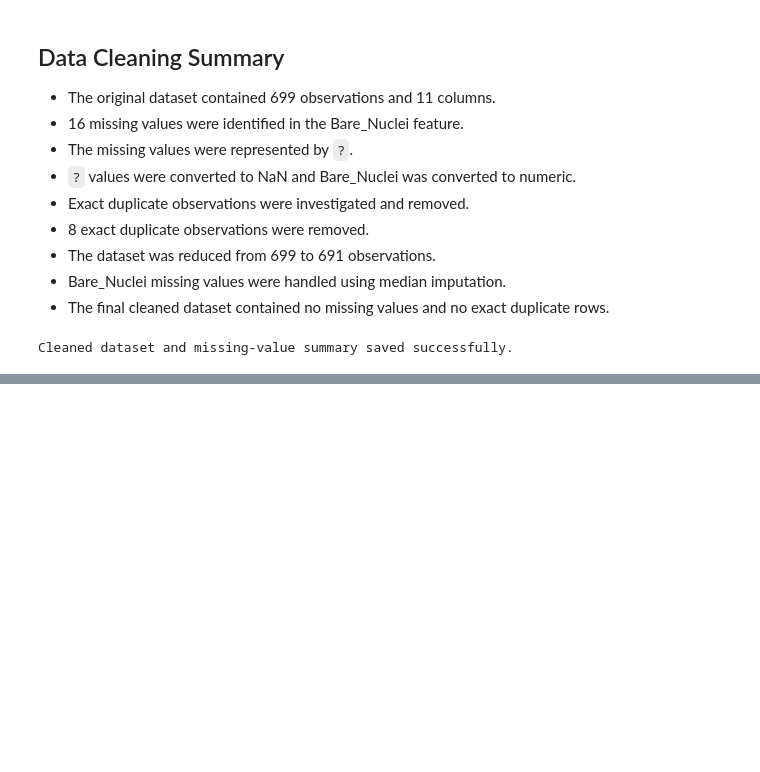
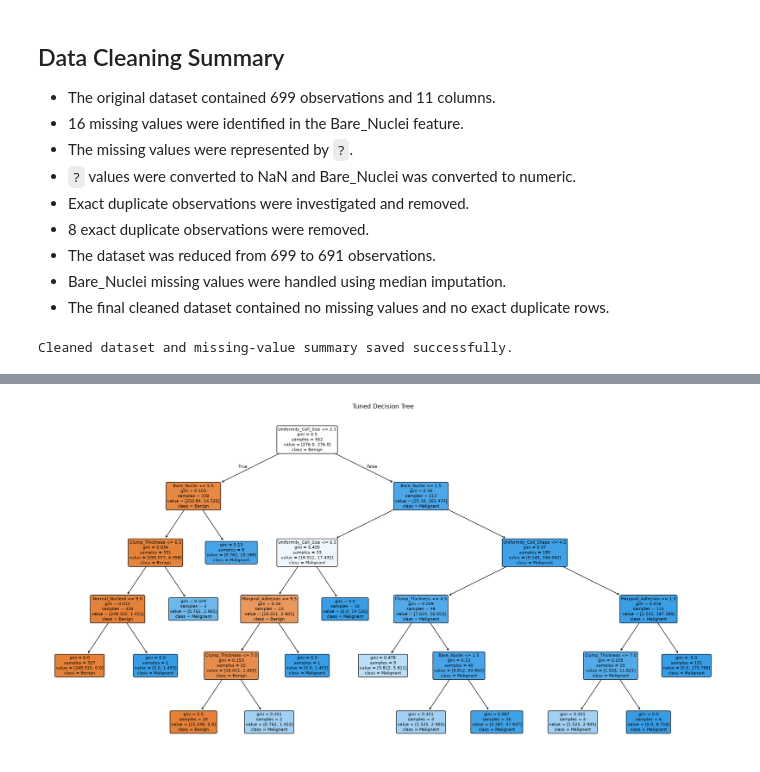
Before and after one commit to N-Amasha/Breast-Cancer-Classification, a Jupyter notebook: MEMBER_01/notebook.ipynb, the cells around one changed output, grey strips where cells are left out. Saved outputs shown, nothing was run; the diff lists cells and outputs as text; code cells hidden in the pictures; blank space fills up the shorter version.

```diff
--- a/MEMBER_01/notebook.ipynb
+++ b/MEMBER_01/notebook.ipynb
@@ -386,0 +1089,21 @@ Cleaned dataset and missing-value summary saved successfully.
+# %%
+# ============================================
+# FINAL EVALUATION - STEP 15
+# Visualize Tuned Decision Tree
+# ============================================
+
+plt.figure(figsize=(24, 12))
+
+plot_tree(
+    tuned_tree,
+    feature_names=X.columns,
+    class_names=["Benign", "Malignant"],
+    filled=True,
+    rounded=True,
+    fontsize=8
+)
+
+plt.title("Tuned Decision Tree")
+plt.show()
+# %% [output]
+[figure, added]
```
Also changed, not shown: parts of 23 cells of this notebook, 3 other files.
